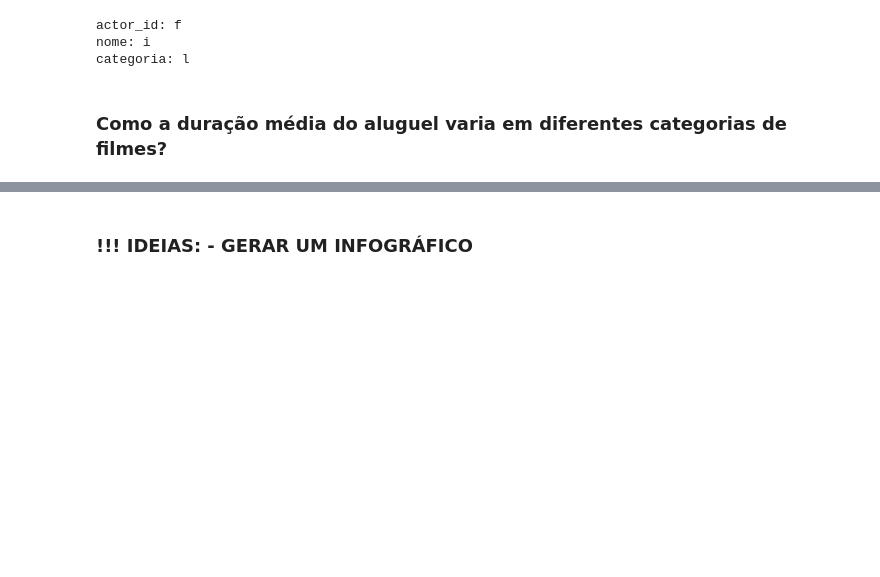
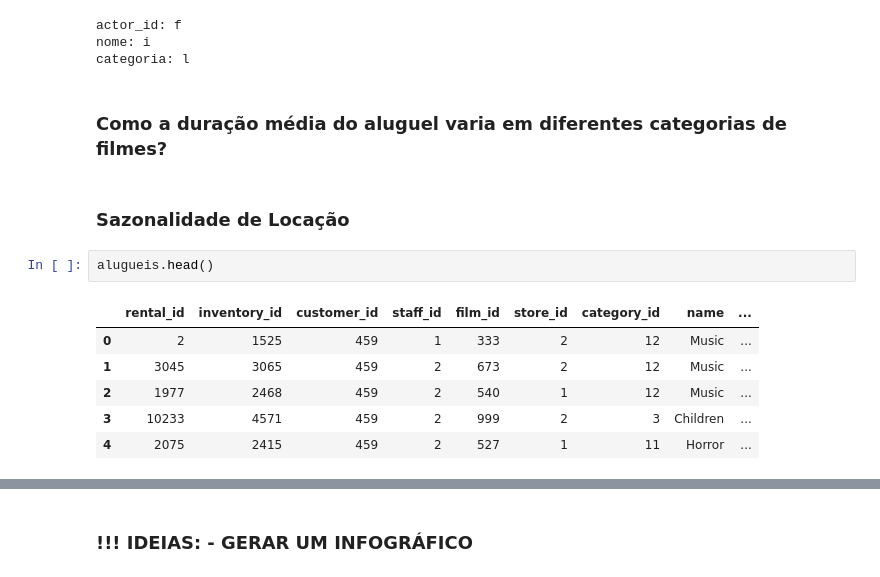
Before and after one commit to AureliaCovre/PROJETO_FILMFRAME, a Jupyter notebook: 3_analises/3 - Análises e resultados.ipynb, the cells around one changed output, grey strips where cells are left out. Cells and saved outputs as stored; diff of their text form; blank space fills up the shorter version.

```diff
--- a/3_analises/3 - Análises e resultados.ipynb
+++ b/3_analises/3 - Análises e resultados.ipynb
@@ -244,3 +248,14 @@ nome: i
 categoria: l
 # %% [markdown]
 ### Como a duração média do aluguel varia em diferentes categorias de filmes?
+# %% [markdown]
+### Sazonalidade de Locação
+# %%
+alugueis.head()
+# %% [output]
+|  | rental_id | inventory_id | customer_id | staff_id | film_id | store_id | category_id | name | ... |
+| 0 | 2 | 1525 | 459 | 1 | 333 | 2 | 12 | Music | ... |
+| 1 | 3045 | 3065 | 459 | 2 | 673 | 2 | 12 | Music | ... |
+| 2 | 1977 | 2468 | 459 | 2 | 540 | 1 | 12 | Music | ... |
+| 3 | 10233 | 4571 | 459 | 2 | 999 | 2 | 3 | Children | ... |
+| 4 | 2075 | 2415 | 459 | 2 | 527 | 1 | 11 | Horror | ... |
```
Also changed, not shown: parts of 14 cells of this notebook, 3 other files.
